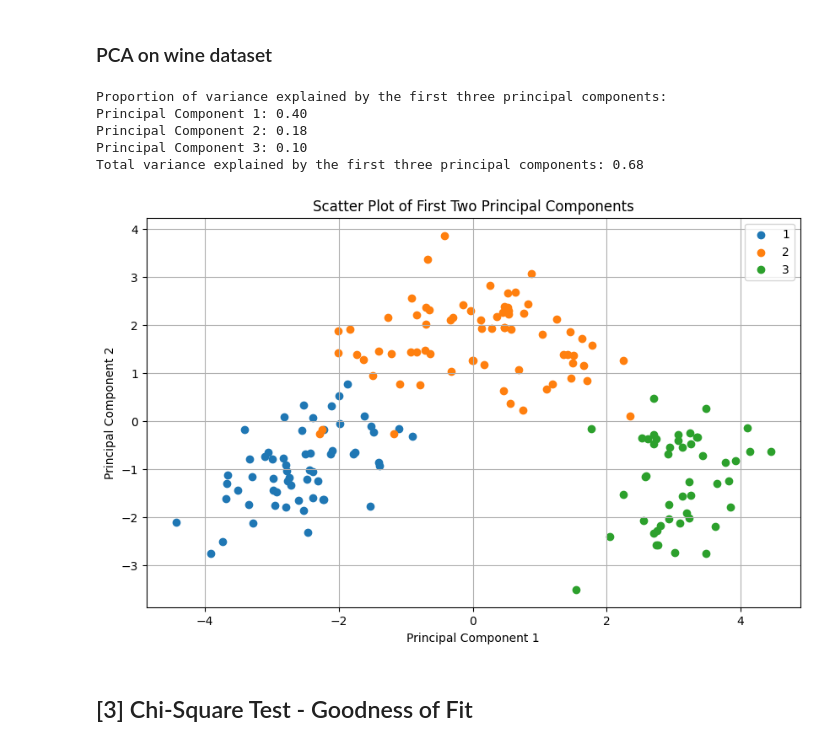
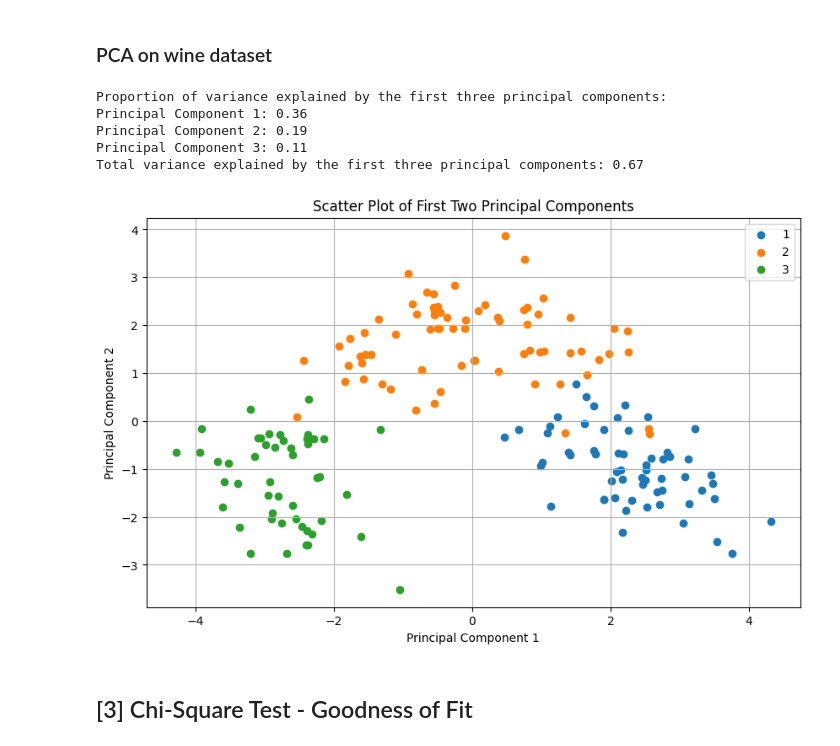
Before and after one commit to ROHIT32767/BRSM, a Jupyter notebook: Assignments/A2/2021101113_PCAFA_Class_Activity.ipynb, the cells around one changed output. Drawn from its saved outputs; the diff is of its cells as text; code cells hidden in the pictures.

```diff
--- a/Assignments/A2/2021101113_PCAFA_Class_Activity.ipynb
+++ b/Assignments/A2/2021101113_PCAFA_Class_Activity.ipynb
@@ -10,5 +11,13 @@ from scipy.stats import chisquare
 # %%
 df = pd.read_csv('wine.csv')
+original_data = df
+X = df.drop(columns=['Type'])
+y = df['Type']
+scaler = StandardScaler()
+X_scaled = scaler.fit_transform(X)
+df_scaled = pd.DataFrame(X_scaled, columns=X.columns)
+df = df_scaled
 print(df.columns)
 print(df.describe().to_string())
+print(y.value_counts())
 # %% [output]
@@ -75,9 +124,8 @@ plt.show()
 # %% [markdown]
 ### PCA on wine dataset
 # %%
-standardized_data = (df - df.mean()) / df.std()
 pca = PCA(n_components=3)
-pca.fit(standardized_data)
+pca.fit(df)
 variance_explained = pca.explained_variance_ratio_
 print("Proportion of variance explained by the first three principal components:")
 for i, explained_variance in enumerate(variance_explained):
@@ -86,27 +134,27 @@ total_variance_explained = sum(variance_explained)
 print(f"Total variance explained by the first three principal components: {total_variance_explained:.2f}")
 # %% [output]
 Proportion of variance explained by the first three principal components:
-Principal Component 1: 0.40
-Principal Component 2: 0.18
-Principal Component 3: 0.10
-Total variance explained by the first three principal components: 0.68
+Principal Component 1: 0.36
+Principal Component 2: 0.19
+Principal Component 3: 0.11
+Total variance explained by the first three principal components: 0.67
 # %%
-pca_transformed = pca.transform(standardized_data)
+pca_transformed = pca.transform(df)
 pc1 = pca_transformed[:, 0]
 pc2 = pca_transformed[:, 1]
 plt.figure(figsize=(10, 6))
-for wine_type in df['Type'].unique():
-    plt.scatter(pc1[df['Type'] == wine_type],
-                pc2[df['Type'] == wine_type],
+for wine_type in y.unique():
+    plt.scatter(pc1[y == wine_type],
+                pc2[y == wine_type],
                 label=wine_type)
 plt.xlabel('Principal Component 1')
 plt.ylabel('Principal Component 2')
 plt.title('Scatter Plot of First Two Principal Components')
 plt.legend()
 plt.grid(True)
 plt.show()
 # %% [output]
-[figure, old version]
+[figure, new version]
 # %% [markdown]
 ## [3] Chi-Square Test - Goodness of Fit
 # %% [markdown]
```
Also changed, not shown: parts of 9 cells of this notebook.
